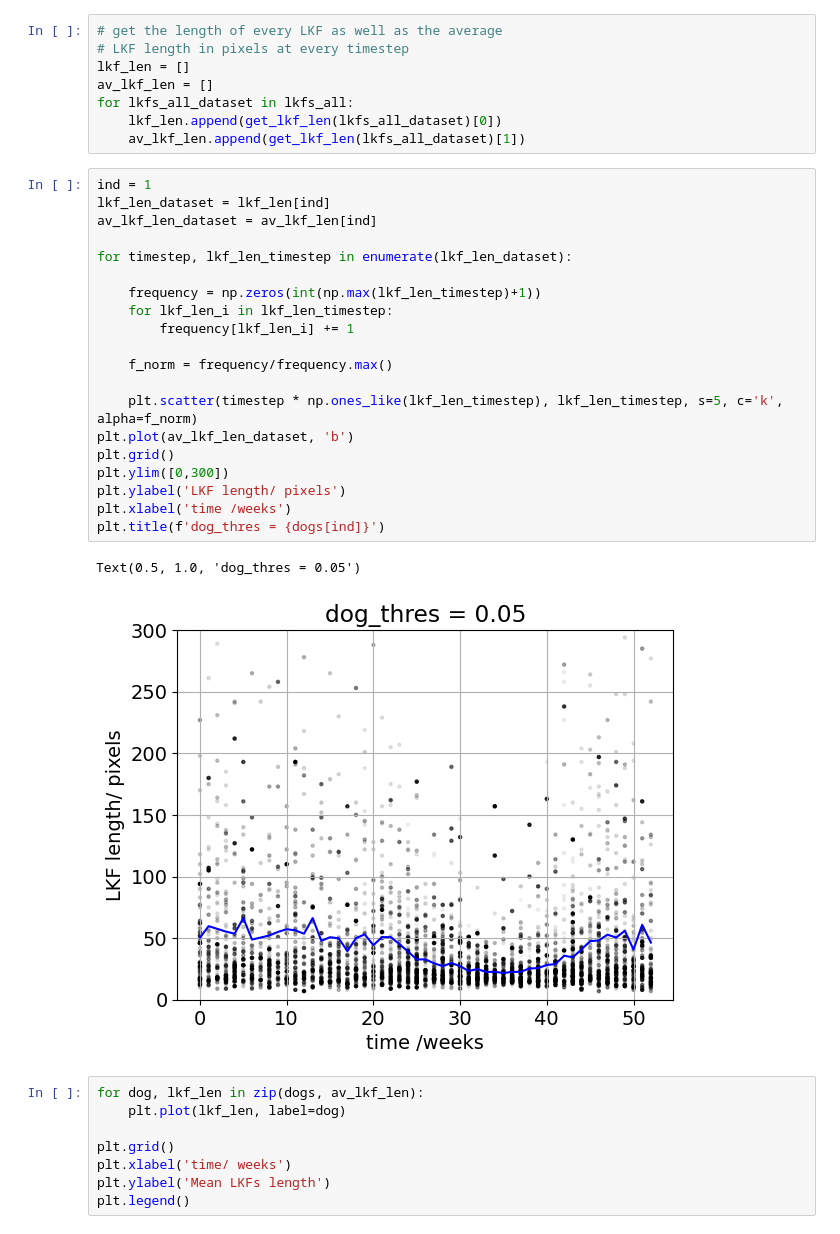
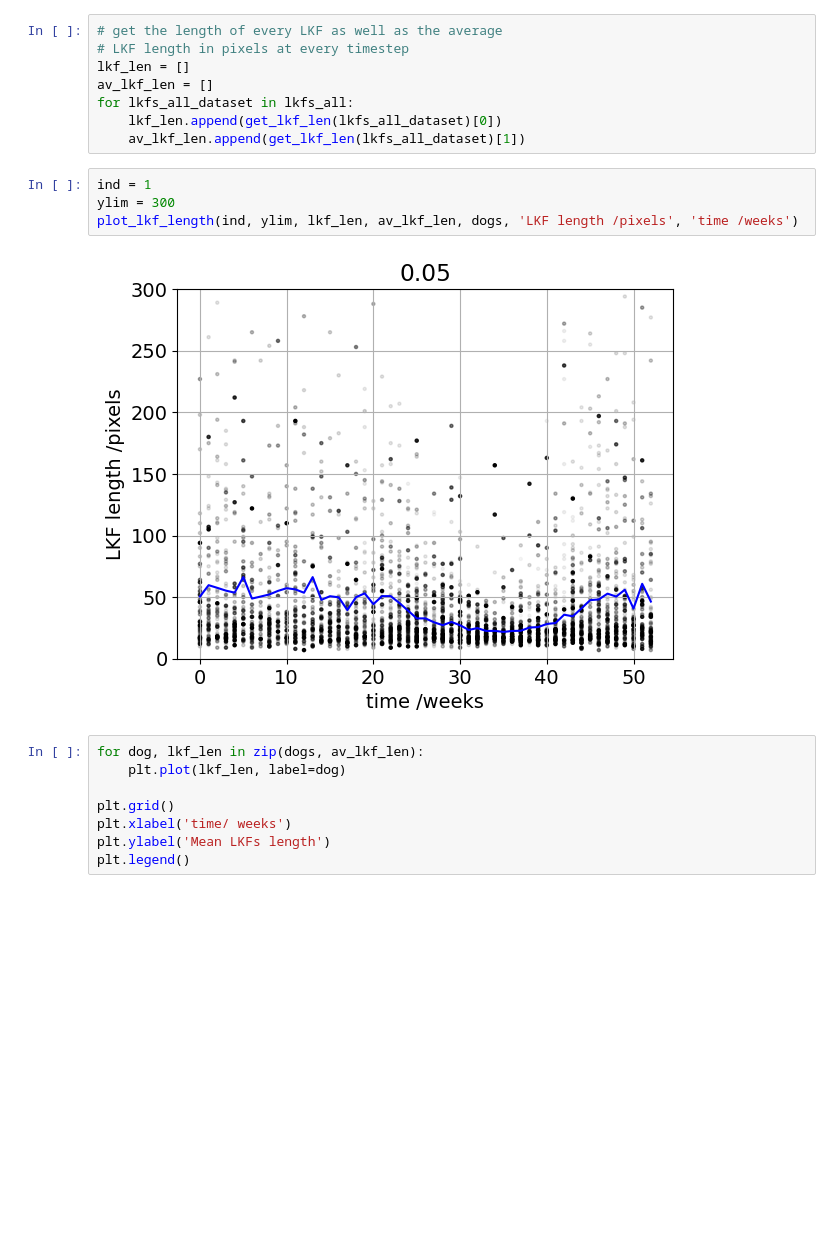
Before and after one commit to jpgaertner/lkf_detection, a Jupyter notebook: lkf_statistics.ipynb, the cells around one changed output. Saved outputs shown, nothing was run; the diff lists cells and outputs as text; blank space fills up the shorter version.

```diff
--- a/lkf_statistics.ipynb
+++ b/lkf_statistics.ipynb
@@ -93,29 +70,12 @@ av_lkf_len = []
 for lkfs_all_dataset in lkfs_all:
     lkf_len.append(get_lkf_len(lkfs_all_dataset)[0])
     av_lkf_len.append(get_lkf_len(lkfs_all_dataset)[1])
-# %%
-ind = 1
-lkf_len_dataset = lkf_len[ind]
-av_lkf_len_dataset = av_lkf_len[ind]
-
-for timestep, lkf_len_timestep in enumerate(lkf_len_dataset):
-
-    frequency = np.zeros(int(np.max(lkf_len_timestep)+1))
-    for lkf_len_i in lkf_len_timestep:
-        frequency[lkf_len_i] += 1
-
-    f_norm = frequency/frequency.max()
-
-    plt.scatter(timestep * np.ones_like(lkf_len_timestep), lkf_len_timestep, s=5, c='k', alpha=f_norm)
-plt.plot(av_lkf_len_dataset, 'b')
-plt.grid()
-plt.ylim([0,300])
-plt.ylabel('LKF length/ pixels')
-plt.xlabel('time /weeks')
-plt.title(f'dog_thres = {dogs[ind]}')
-# %% [output]
-Text(0.5, 1.0, 'dog_thres = 0.05')
-[figure, removed]
+# %%
+ind = 1
+ylim = 300
+plot_lkf_length(ind, ylim, lkf_len, av_lkf_len, dogs, 'LKF length /pixels', 'time /weeks')
+# %% [output]
+[figure, added]
 # %%
 for dog, lkf_len in zip(dogs, av_lkf_len):
     plt.plot(lkf_len, label=dog)
```
Also changed, not shown: parts of 59 cells of this notebook, 1 other file.
